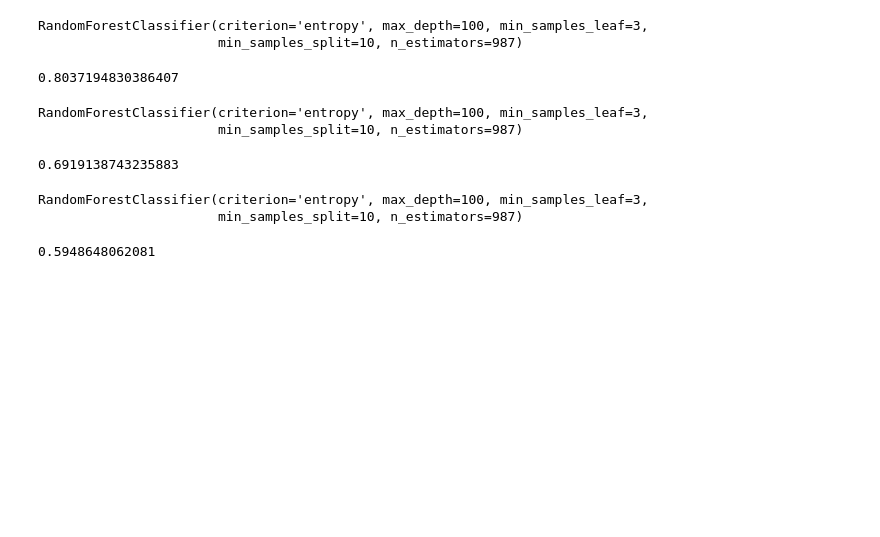
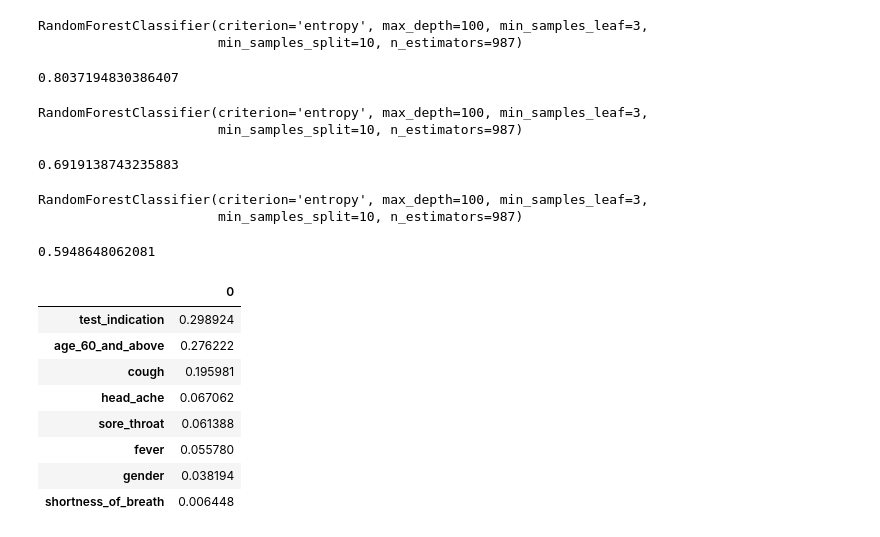
Before and after one commit to faaiz-25/covid_19_hackathon, a Jupyter notebook: random_forest_model_v2.ipynb, the cells around one changed output. Drawn from its saved outputs; the diff is of its cells as text; code cells hidden in the pictures; blank space fills up the shorter version.

```diff
--- a/random_forest_model_v2.ipynb
+++ b/random_forest_model_v2.ipynb
@@ -407,3 +407,18 @@ score26 = roc_auc_score(y_test_wave_5, rf_best_params.predict_proba(X_test_wave_
 score26
 # %% [output]
 0.5948648062081
+# %%
+#show the variable importance in the rf model
+wave5_features_df  = pd.DataFrame(rf_best_params.feature_importances_, index=X_train1.columns).sort_values(by=0, ascending=False)
+# %%
+wave5_features_df
+# %% [output]
+|  | 0 |
+| test_indication | 0.298924 |
+| age_60_and_above | 0.276222 |
+| cough | 0.195981 |
+| head_ache | 0.067062 |
+| sore_throat | 0.061388 |
+| fever | 0.055780 |
+| gender | 0.038194 |
+| shortness_of_breath | 0.006448 |
```
Also changed, not shown: parts of 8 cells of this notebook.
